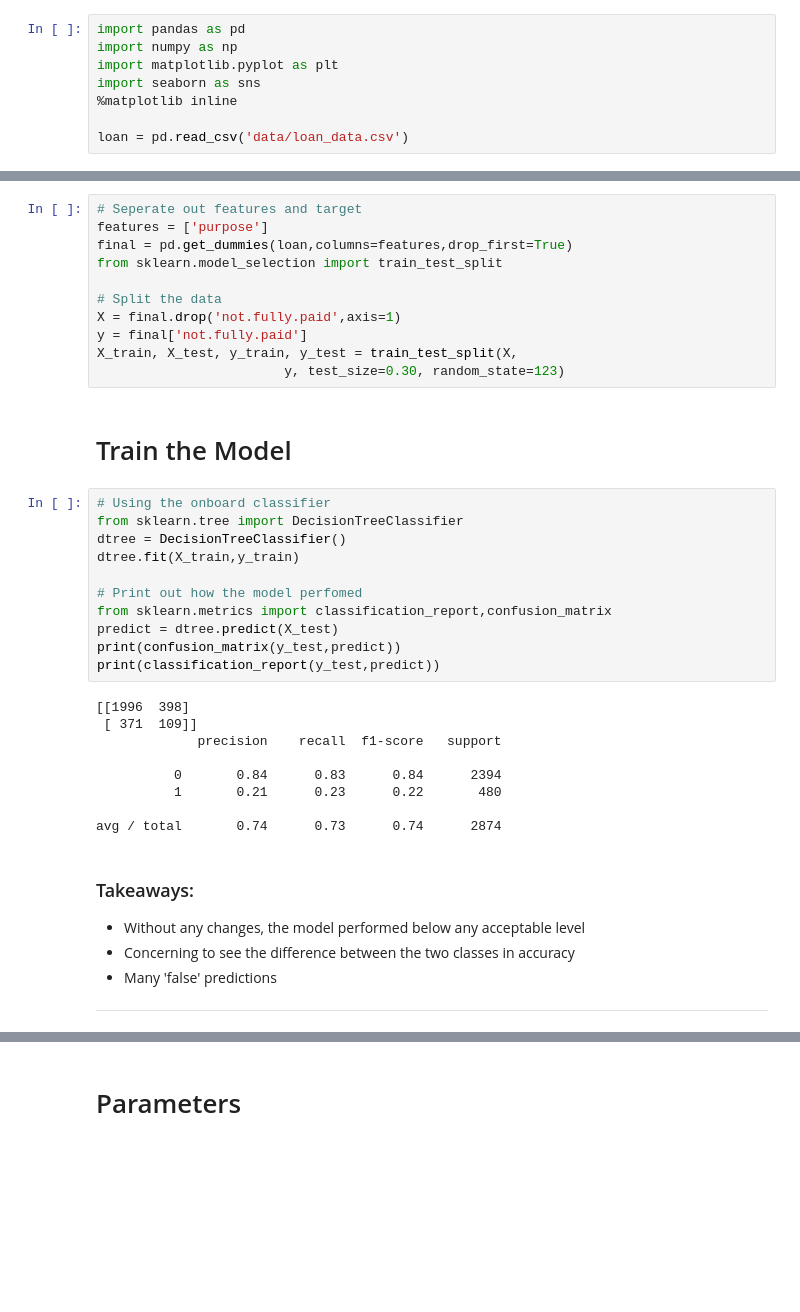
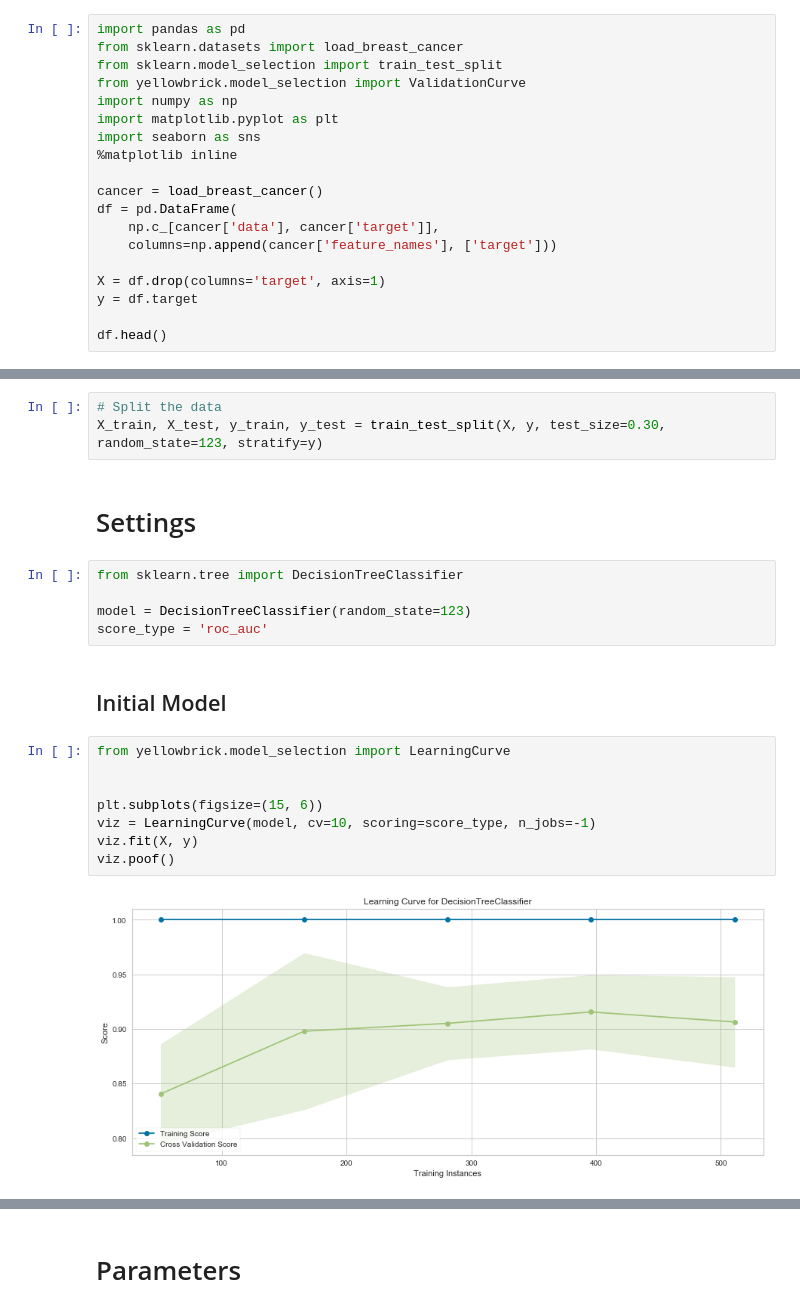
Before and after one commit to csmangum/portfolio, a Jupyter notebook: Machine Learning/Decision_Trees_Classification.ipynb, the cells around one changed output, grey strips where cells are left out. Cells and saved outputs as stored; diff of their text form; blank space fills up the shorter version.

```diff
--- a/Machine Learning/Decision_Trees_Classification.ipynb
+++ b/Machine Learning/Decision_Trees_Classification.ipynb
@@ -48,8 +30,19 @@ Decision tree's are simple greedy algorithms, easy to interptret and are a good
 # %%
 import pandas as pd
+from sklearn.datasets import load_breast_cancer
+from sklearn.model_selection import train_test_split
+from yellowbrick.model_selection import ValidationCurve
 import numpy as np
 import matplotlib.pyplot as plt
 import seaborn as sns
 %matplotlib inline
 
-loan = pd.read_csv('data/loan_data.csv')
+cancer = load_breast_cancer()
+df = pd.DataFrame(
+    np.c_[cancer['data'], cancer['target']],
+    columns=np.append(cancer['feature_names'], ['target']))
+
+X = df.drop(columns='target', axis=1)
+y = df.target
+
+df.head()
@@ -58,39 +57,22 @@ loan = pd.read_csv('data/loan_data.csv')
 # %%
-# Seperate out features and target
-features = ['purpose']
-final = pd.get_dummies(loan,columns=features,drop_first=True)
-from sklearn.model_selection import train_test_split
-
 # Split the data
-X = final.drop('not.fully.paid',axis=1)
-y = final['not.fully.paid']
-X_train, X_test, y_train, y_test = train_test_split(X,
-                        y, test_size=0.30, random_state=123)
+X_train, X_test, y_train, y_test = train_test_split(X, y, test_size=0.30, random_state=123, stratify=y)
+# %% [markdown]
+# Settings
+# %%
+from sklearn.tree import DecisionTreeClassifier
+
+model = DecisionTreeClassifier(random_state=123)
+score_type = 'roc_auc'
 # %% [markdown]
-# Train the Model
+## Initial Model
-# %%
-# Using the onboard classifier
-from sklearn.tree import DecisionTreeClassifier
-dtree = DecisionTreeClassifier()
-dtree.fit(X_train,y_train)
-
-# Print out how the model perfomed
-from sklearn.metrics import classification_report,confusion_matrix
-predict = dtree.predict(X_test)
-print(confusion_matrix(y_test,predict))
-print(classification_report(y_test,predict))
-# %% [output]
-[[1996  398]
- [ 371  109]]
-             precision    recall  f1-score   support
-
-          0       0.84      0.83      0.84      2394
-          1       0.21      0.23      0.22       480
-
-avg / total       0.74      0.73      0.74      2874
-# %% [markdown]
-### Takeaways:
-* Without any changes, the model performed below any acceptable level
-* Concerning to see the difference between the two classes in accuracy
-* Many 'false' predictions
-***
+# %%
+from yellowbrick.model_selection import LearningCurve
+
+
+plt.subplots(figsize=(15, 6))
+viz = LearningCurve(model, cv=10, scoring=score_type, n_jobs=-1)
+viz.fit(X, y)
+viz.poof()
+# %% [output]
+[figure, added]
```
Also changed, not shown: parts of 76 cells of this notebook.
